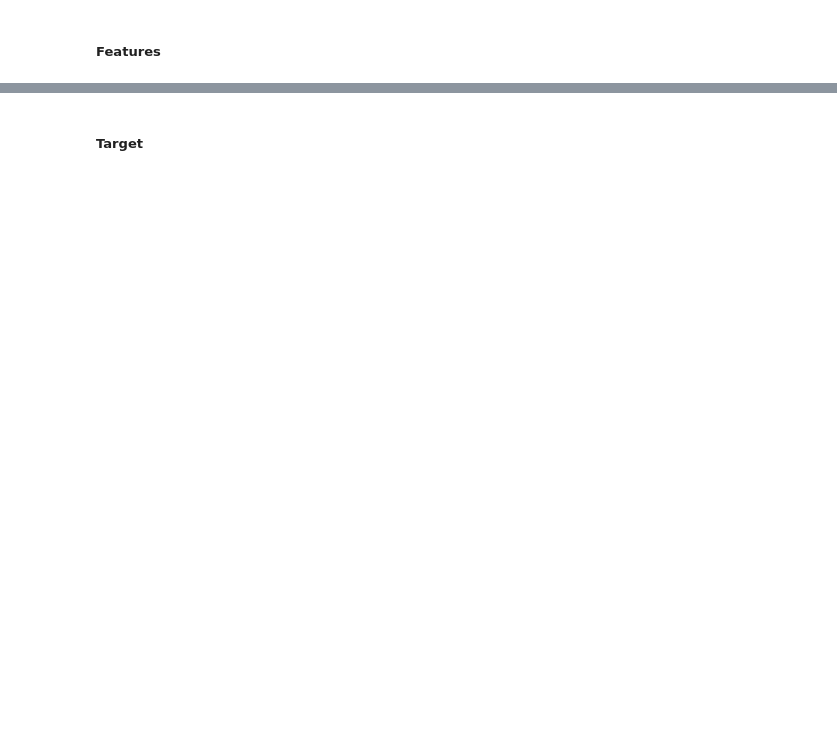
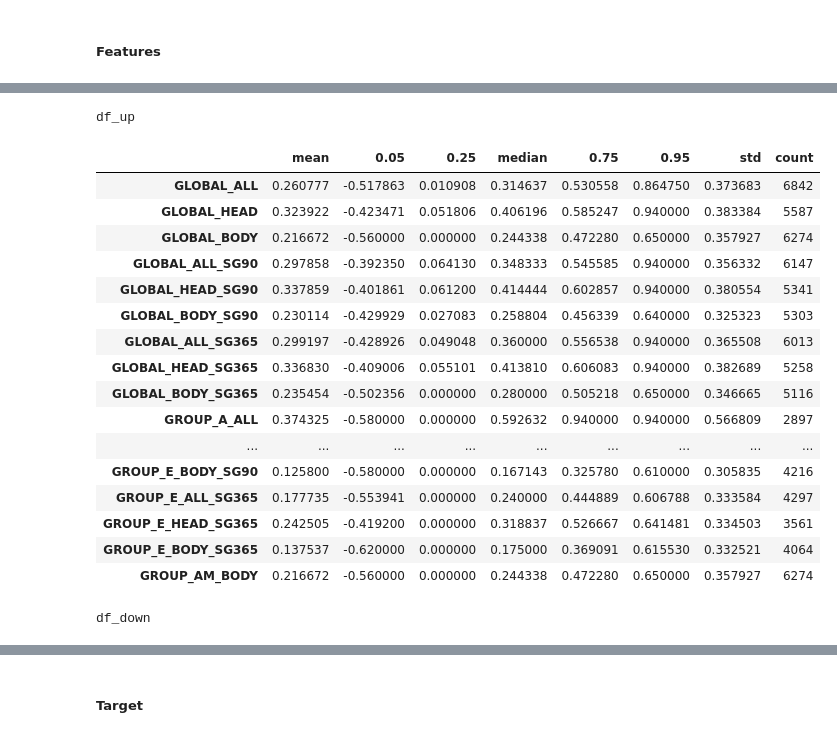
Before and after one commit to STF-R/RP_Challenge, a Jupyter notebook: Ravenpack_viz.ipynb, the cells around one changed output, grey strips where cells are left out. Cells and saved outputs as stored; diff of their text form; code cells hidden in the pictures; blank space fills up the shorter version.

```diff
--- a/Ravenpack_viz.ipynb
+++ b/Ravenpack_viz.ipynb
@@ -346,0 +390,66 @@ ___
+# %%
+
+return_ = 0.08
+df_up_inter = df.copy()#.describe()
+df_up_inter = df_up_inter.loc[df_up_inter['T0_RETURN']>=return_,:]
+df_up_inter = df_up_inter.iloc[:,2:-2]
+df_up = pd.DataFrame(df_up_inter.mean(), columns=['mean'])
+df_up = pd.concat([df_up, pd.DataFrame(df_up_inter.quantile(0.05))], axis=1)
+df_up = pd.concat([df_up, pd.DataFrame(df_up_inter.quantile(0.25))], axis=1)
+df_up = pd.concat([df_up, pd.DataFrame(df_up_inter.median(), columns=['median'])], axis=1)
+df_up = pd.concat([df_up, pd.DataFrame(df_up_inter.quantile(0.75))], axis=1)
+df_up = pd.concat([df_up, pd.DataFrame(df_up_inter.quantile(0.95))], axis=1)
+df_up = pd.concat([df_up, pd.DataFrame(df_up_inter.std(), columns=['std'])], axis=1)
+df_up = pd.concat([df_up, pd.DataFrame(df_up_inter.count(), columns=['count'])], axis=1)
+# display(pd.DataFrame(df_up))
+
+df_down_inter = df.copy()#.describe()
+df_down_inter = df_down_inter.loc[df_down_inter['T0_RETURN']<=-return_,:]
+df_down_inter = df_down_inter.iloc[:,2:-2]
+df_down = pd.DataFrame(df_down_inter.mean(), columns=['mean'])
+df_down = pd.concat([df_down, pd.DataFrame(df_down_inter.quantile(0.05))], axis=1)
+df_down = pd.concat([df_down, pd.DataFrame(df_down_inter.quantile(0.25))], axis=1)
+df_down = pd.concat([df_down, pd.DataFrame(df_down_inter.median(), columns=['median'])], axis=1)
+df_down = pd.concat([df_down, pd.DataFrame(df_down_inter.quantile(0.75))], axis=1)
+df_down = pd.concat([df_down, pd.DataFrame(df_down_inter.quantile(0.95))], axis=1)
+df_down = pd.concat([df_down, pd.DataFrame(df_down_inter.std(), columns=['std'])], axis=1)
+df_down = pd.concat([df_down, pd.DataFrame(df_down_inter.count(), columns=['count'])], axis=1)
+# display(pd.DataFrame(df_down))
+
+
+from IPython.core.display import display, HTML
+#affiche les tableaux côte à côte
+def display_side_by_side(dfs:list, captions:list):
+    """Display tables side by side to save vertical space
+    Input:
+        dfs: list of pandas.DataFrame
+        captions: list of table captions
+    """
+    output = ""
+    combined = dict(zip(captions, dfs))
+    for caption, df in combined.items():
+        output += df.style.set_table_attributes("style='display:inline'").set_caption(caption)._repr_html_()
+        output += "\xa0\xa0\xa0"
+    display(HTML(output))
+
+display_side_by_side([df_up, df_down], ['df_up', 'df_down'])
+# %% [output]
+df_up
+|  | mean | 0.05 | 0.25 | median | 0.75 | 0.95 | std | count |
+| GLOBAL_ALL | 0.260777 | -0.517863 | 0.010908 | 0.314637 | 0.530558 | 0.864750 | 0.373683 | 6842 |
+| GLOBAL_HEAD | 0.323922 | -0.423471 | 0.051806 | 0.406196 | 0.585247 | 0.940000 | 0.383384 | 5587 |
+| GLOBAL_BODY | 0.216672 | -0.560000 | 0.000000 | 0.244338 | 0.472280 | 0.650000 | 0.357927 | 6274 |
+| GLOBAL_ALL_SG90 | 0.297858 | -0.392350 | 0.064130 | 0.348333 | 0.545585 | 0.940000 | 0.356332 | 6147 |
+| GLOBAL_HEAD_SG90 | 0.337859 | -0.401861 | 0.061200 | 0.414444 | 0.602857 | 0.940000 | 0.380554 | 5341 |
+| GLOBAL_BODY_SG90 | 0.230114 | -0.429929 | 0.027083 | 0.258804 | 0.456339 | 0.640000 | 0.325323 | 5303 |
+| GLOBAL_ALL_SG365 | 0.299197 | -0.428926 | 0.049048 | 0.360000 | 0.556538 | 0.940000 | 0.365508 | 6013 |
+| GLOBAL_HEAD_SG365 | 0.336830 | -0.409006 | 0.055101 | 0.413810 | 0.606083 | 0.940000 | 0.382689 | 5258 |
+| GLOBAL_BODY_SG365 | 0.235454 | -0.502356 | 0.000000 | 0.280000 | 0.505218 | 0.650000 | 0.346665 | 5116 |
+| GROUP_A_ALL | 0.374325 | -0.580000 | 0.000000 | 0.592632 | 0.940000 | 0.940000 | 0.566809 | 2897 |
+| ... | ... | ... | ... | ... | ... | ... | ... | ... |
+| GROUP_E_BODY_SG90 | 0.125800 | -0.580000 | 0.000000 | 0.167143 | 0.325780 | 0.610000 | 0.305835 | 4216 |
+| GROUP_E_ALL_SG365 | 0.177735 | -0.553941 | 0.000000 | 0.240000 | 0.444889 | 0.606788 | 0.333584 | 4297 |
+| GROUP_E_HEAD_SG365 | 0.242505 | -0.419200 | 0.000000 | 0.318837 | 0.526667 | 0.641481 | 0.334503 | 3561 |
+| GROUP_E_BODY_SG365 | 0.137537 | -0.620000 | 0.000000 | 0.175000 | 0.369091 | 0.615530 | 0.332521 | 4064 |
+| GROUP_AM_BODY | 0.216672 | -0.560000 | 0.000000 | 0.244338 | 0.472280 | 0.650000 | 0.357927 | 6274 |
+df_down
```
Also changed, not shown: parts of 6 cells of this notebook, 1 other file.
